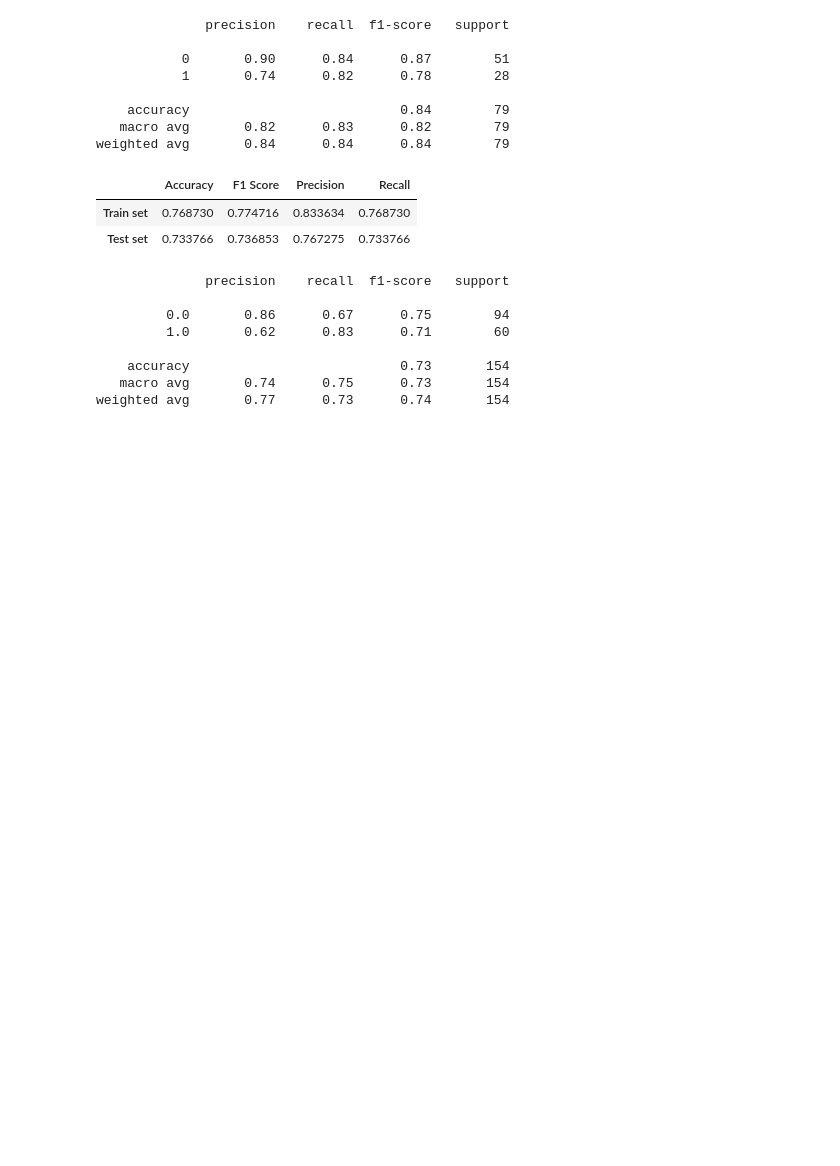
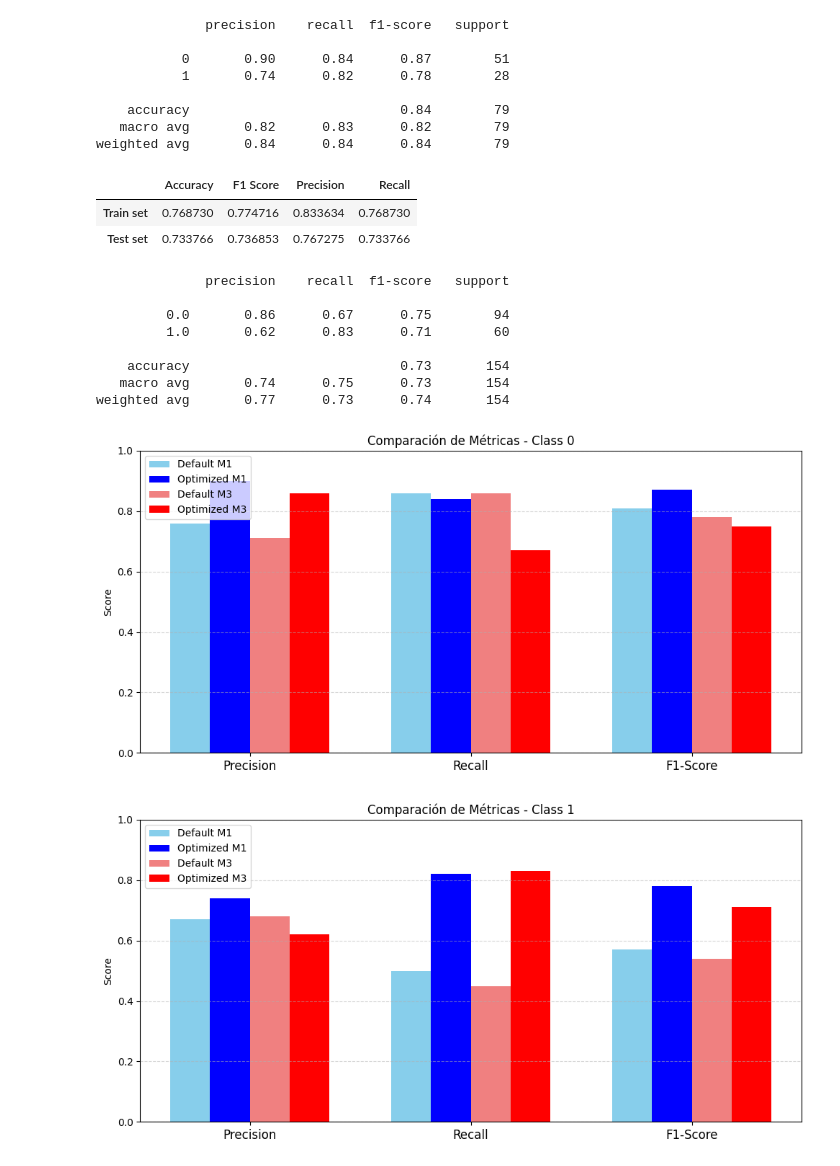
Before and after one commit to 4GeeksAcademy/pabloaznar-intro-ml, a Jupyter notebook: src/06-boosting.ipynb, the cells around one changed output. Drawn from its saved outputs; the diff is of its cells as text; code cells hidden in the pictures; blank space fills up the shorter version.

```diff
--- a/src/06-boosting.ipynb
+++ b/src/06-boosting.ipynb
@@ -245,0 +222,34 @@ param_grid_3 = {'n_estimators': list(range(15, 31, 5)),
+# %%
+# Métricas por clase
+labels = ['Class 0', 'Class 1']
+
+# Valores: [precision, recall, f1-score]
+default_m1 = [[0.76, 0.86, 0.81], [0.67, 0.50, 0.57]]
+optimized_m1 = [[0.90, 0.84, 0.87], [0.74, 0.82, 0.78]]
+default_m3 = [[0.71, 0.86, 0.78], [0.68, 0.45, 0.54]]
+optimized_m3 = [[0.86, 0.67, 0.75], [0.62, 0.83, 0.71]]
+
+# Configuración
+metrics = ['Precision', 'Recall', 'F1-Score']
+x = np.arange(len(metrics))
+width = 0.18
+
+# Gráfica por clase
+for i, cls in enumerate(labels):
+    plt.figure(figsize=(10, 5))
+
+    plt.bar(x - 1.5*width, default_m1[i], width, label='Default M1', color='skyblue')
+    plt.bar(x - 0.5*width, optimized_m1[i], width, label='Optimized M1', color='blue')
+    plt.bar(x + 0.5*width, default_m3[i], width, label='Default M3', color='lightcoral')
+    plt.bar(x + 1.5*width, optimized_m3[i], width, label='Optimized M3', color='red')
+
+    plt.xticks(x, metrics, fontsize=12)
+    plt.ylabel('Score')
+    plt.ylim(0, 1.0)
+    plt.title(f'Comparación de Métricas - {cls}')
+    plt.legend()
+    plt.grid(axis='y', linestyle='--', alpha=0.5)
+    plt.tight_layout()
+# %% [output]
+[figure, added]
+[figure, added]
```
Also changed, not shown: parts of 15 cells of this notebook, 4 other files.
